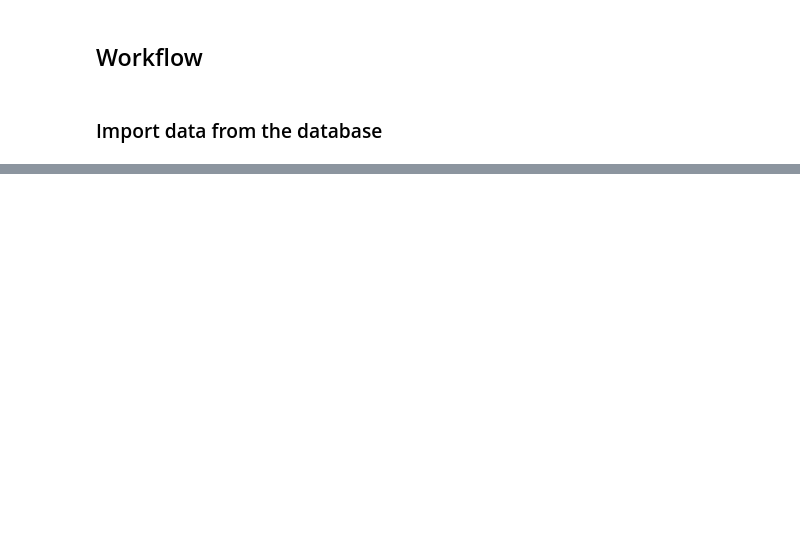
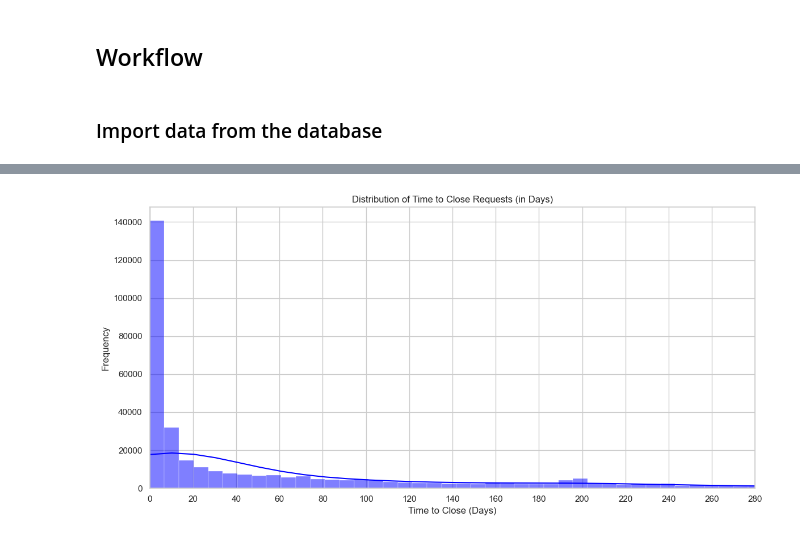
Before and after one commit to syedamahnoorasad/Investigating-Nola-311-Data, a Jupyter notebook: milestone1.ipynb, the cells around one changed output, grey strips where cells are left out. Saved outputs shown, nothing was run; the diff lists cells and outputs as text; code cells hidden in the pictures; blank space fills up the shorter version.

```diff
--- a/milestone1.ipynb
+++ b/milestone1.ipynb
@@ -73,0 +302,13 @@ In the final project, I will apply the same workflow to the chosen real dataset,
+# %%
+### distribution of time to close requests
+plt.figure(figsize=(12, 6))
+sns.histplot(nola_311['time_to_close'], bins=300, kde=True, color='blue')
+plt.title('Distribution of Time to Close Requests (in Days)')
+plt.xlabel('Time to Close (Days)')
+plt.ylabel('Frequency')
+plt.xlim(0, 200)
+plt.xticks(range(0, 300, 20))
+plt.tight_layout()
+plt.show()
+# %% [output]
+[figure, added]
```
Also changed, not shown: parts of 28 cells of this notebook, 1 other file.
